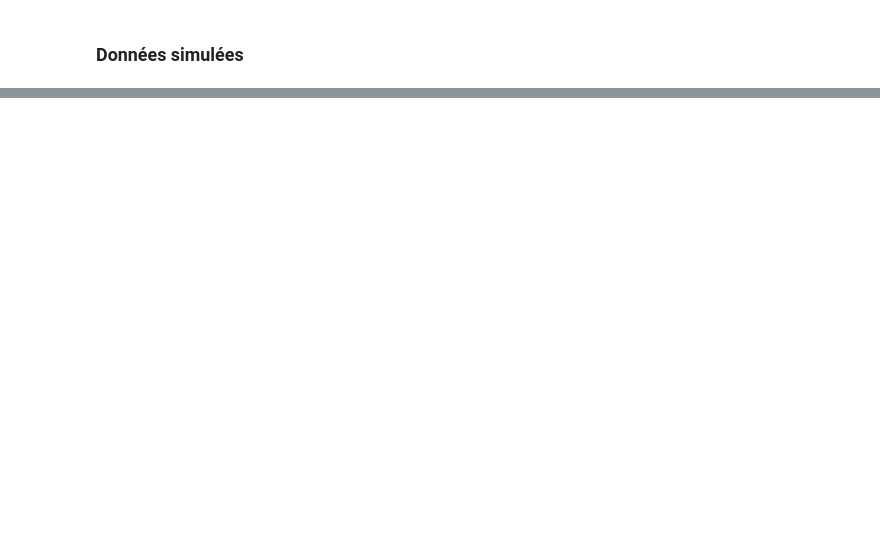
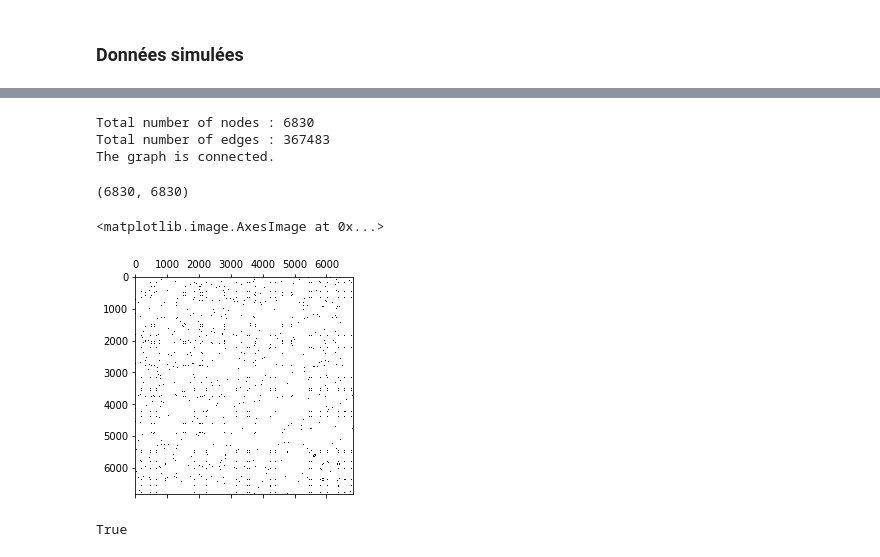
Before and after one commit to sallfatima/Projet-TAA, a Jupyter notebook: Projet_TAA.ipynb, the cells around one changed output, grey strips where cells are left out. Drawn from its saved outputs; the diff is of its cells as text; code cells hidden in the pictures; blank space fills up the shorter version.

```diff
--- a/Projet_TAA.ipynb
+++ b/Projet_TAA.ipynb
@@ -55,0 +267,16 @@ add_notebook_menu()
+# %%
+print('Total number of nodes : {}'.format(len(g.nodes)))
+print('Total number of edges : {}'.format(len(g.edges)))
+if nx.is_connected(g):
+    print('The graph is connected.')
+else:
+    print('The graph is not connected.')
+# %% [output]
+Total number of nodes : 6830
+Total number of edges : 367483
+The graph is connected.
+# %%
+w = nx.adjacency_matrix(g)
+w.shape
+# %% [output]
+(6830, 6830)
@@ -55,0 +286,12 @@ add_notebook_menu()
+# %%
+
+plt.spy(adj.todense())
+# %% [output]
+<matplotlib.image.AxesImage at 0x...>
+[figure, added]
+# %%
+
+
+(adj != adj.T).count_nonzero() == 0
+# %% [output]
+True
```
Also changed, not shown: parts of 66 cells of this notebook.
